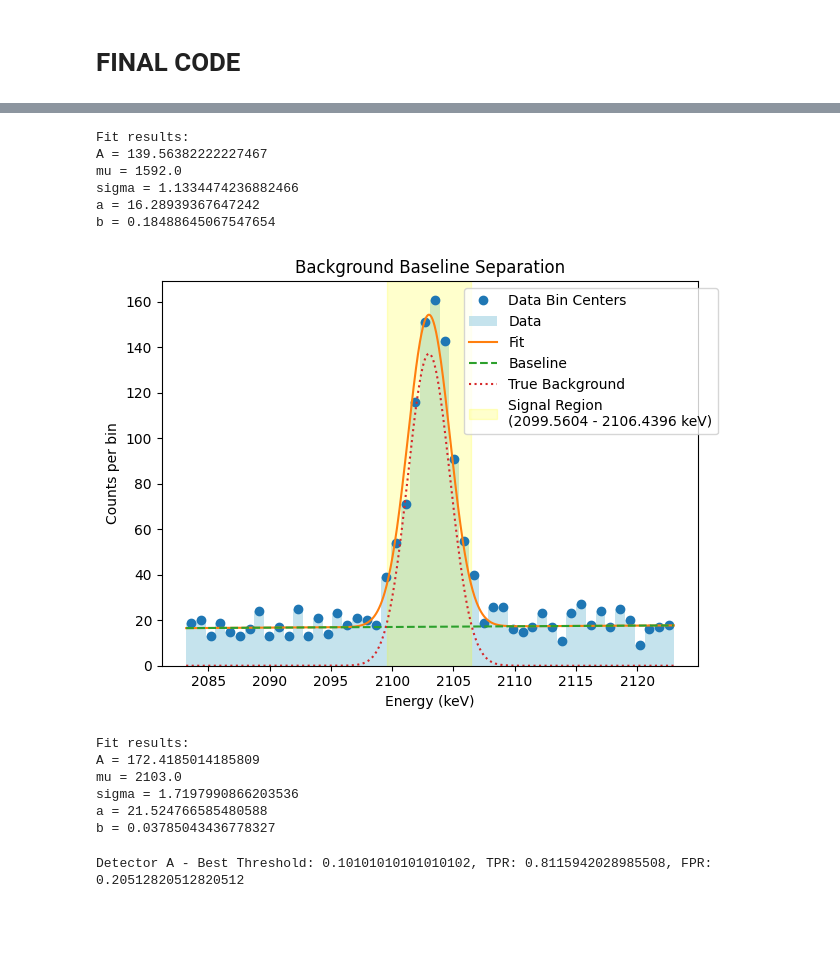
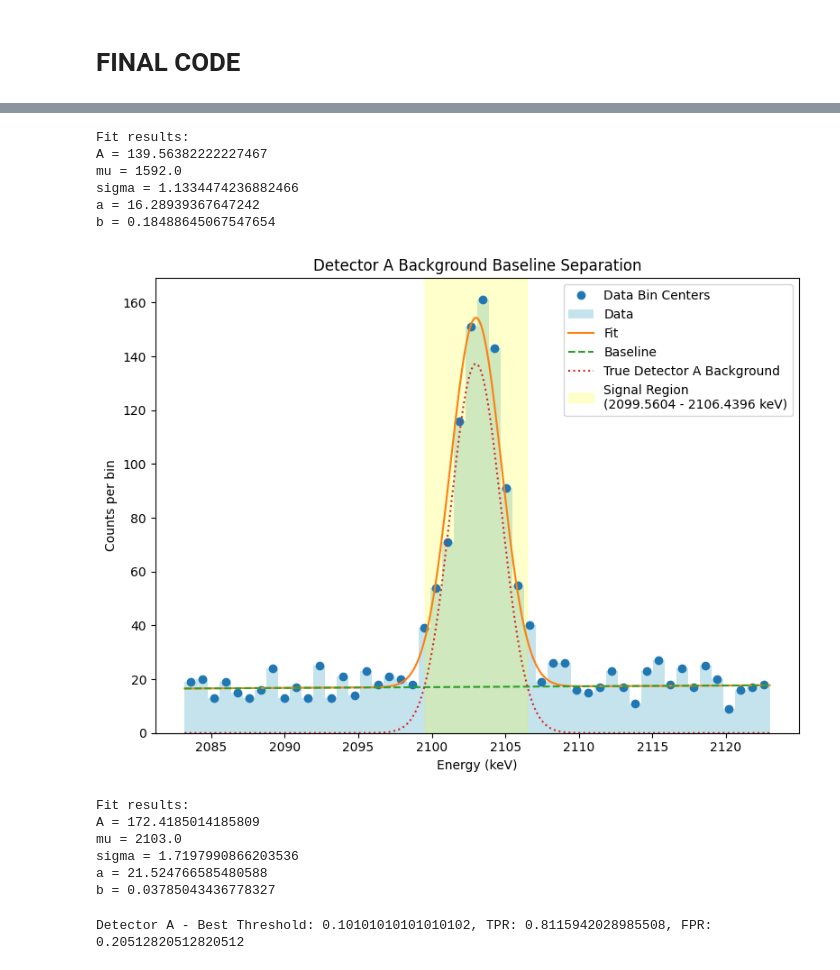
Before and after one commit to TangyKiwi/DSC-291-Final-Project, a Jupyter notebook: scripts/detectorsABCcut_Kevin.ipynb, the cells around one changed output, grey strips where cells are left out. Cells and saved outputs as stored; diff of their text form; code cells hidden in the pictures; blank space fills up the shorter version.

Commit message:
Update graphs

```diff
--- a/scripts/detectorsABCcut_Kevin.ipynb
+++ b/scripts/detectorsABCcut_Kevin.ipynb
@@ -209,6 +209,7 @@ def fit_signal_background(data, n_bins, mu, name):
     # signals = all_signals - backgrounds
 
     m_fine = np.linspace(min(data), max(data), 1000)
+    plt.figure(figsize=(8, 6))
     plt.plot(bin_centers, counts, 'o', label='Data Bin Centers')
     plt.hist(data, bins=n_bins, alpha=0.7,
              label='Data', color='lightblue', density=False)
@@ -219,7 +220,7 @@ def fit_signal_background(data, n_bins, mu, name):
                 label=f'Signal Region\n({signal_region_min:.4f} - {signal_region_max:.4f} keV)')
     plt.xlabel('Energy (keV)')
     plt.ylabel('Counts per bin')
-    plt.legend(loc="upper right", bbox_to_anchor=(1.05, 1))
+    plt.legend(loc="upper right")
     plt.title(f"{name} Baseline Separation")
     plt.tight_layout()
     plt.show()
@@ -233,6 +234,6 @@ def fit_signal_background(data, n_bins, mu, name):
 
     return signal_region_min, signal_region_max
 
-true_signal_min, true_signal_max = fit_signal_background(A_signal["energy"].values, n_bins=50, mu=signal, name="Signal")
-true_background_min, true_background_max = fit_signal_background(A_background["energy"].values, n_bins=50, mu=background, name="Background")
+true_signal_min, true_signal_max = fit_signal_background(A_signal["energy"].values, n_bins=50, mu=signal, name="Detector A Signal")
+true_background_min, true_background_max = fit_signal_background(A_background["energy"].values, n_bins=50, mu=background, name="Detector A Background")
 # %% [output]
@@ -240,10 +241,10 @@ true_background_min, true_background_max = fit_signal_background(A_background["e
 Fit results:
 A = 139.56382222227467
 mu = 1592.0
 sigma = 1.1334474236882466
 a = 16.28939367647242
 b = 0.18488645067547654
-[figure, old version]
+[figure, new version]
 Fit results:
 A = 172.4185014185809
 mu = 2103.0
```
Also changed, not shown: parts of 1 cell of this notebook.
